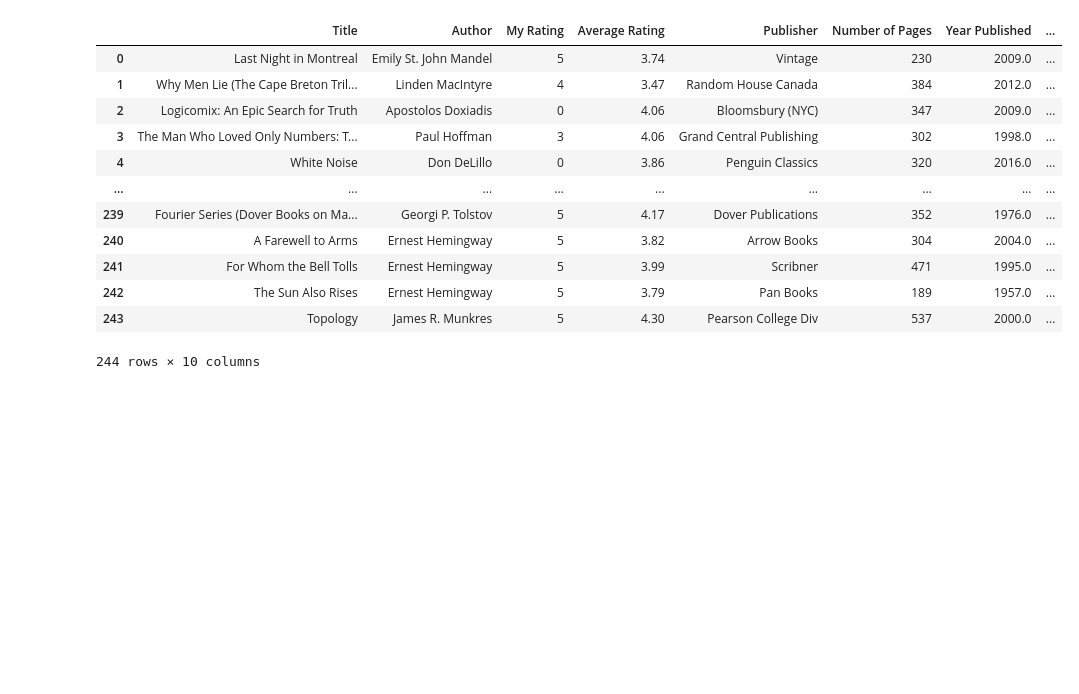
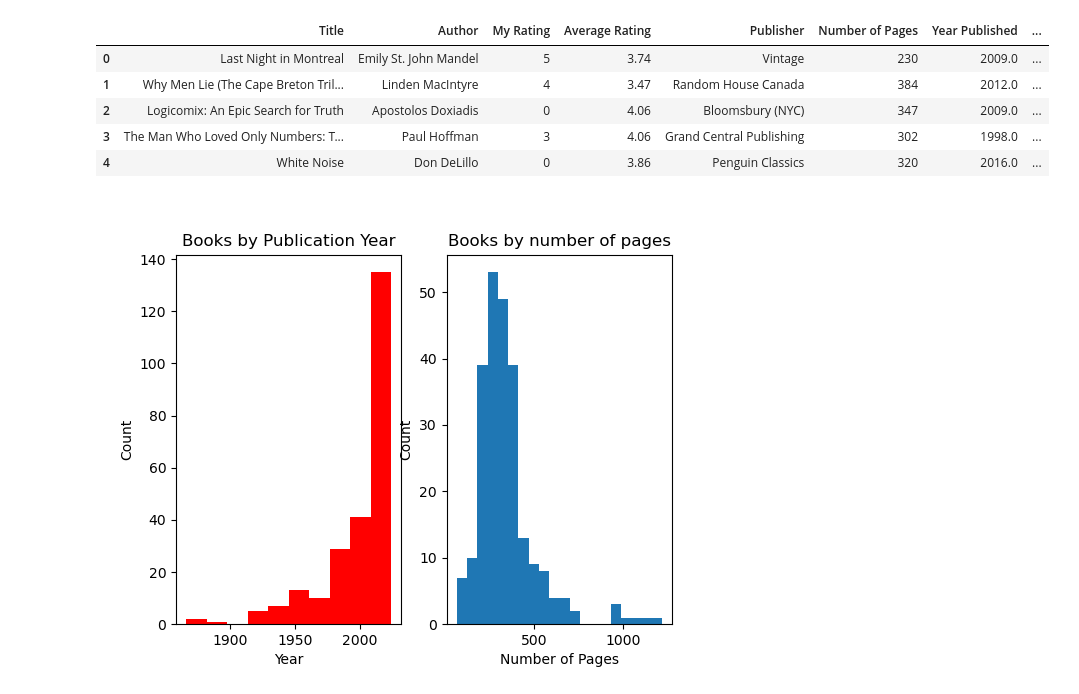
Before and after one commit to bourdin/MATH1MP3_W2026, a Jupyter notebook: Notebooks/C01/11-Pandas-2.ipynb, the cells around one changed output. Drawn from its saved outputs; the diff is of its cells as text; code cells hidden in the pictures; blank space fills up the shorter version.

```diff
--- a/Notebooks/C01/11-Pandas-2.ipynb
+++ b/Notebooks/C01/11-Pandas-2.ipynb
@@ -48,21 +53,14 @@ df = pd.read_csv("JohnBookData.csv")
 df= df.loc[:, 'Title': 'Date Added']
 df = df.drop(columns = ['Additional Authors', 'Author l-f', 'Binding', 'ISBN', 'ISBN13'])
 # %%
-df
+df.head()
 # %% [output]
 |  | Title | Author | My Rating | Average Rating | Publisher | Number of Pages | Year Published | ... |
 | 0 | Last Night in Montreal | Emily St. John Mandel | 5 | 3.74 | Vintage | 230 | 2009.0 | ... |
 | 1 | Why Men Lie (The Cape Breton Tril... | Linden MacIntyre | 4 | 3.47 | Random House Canada | 384 | 2012.0 | ... |
 | 2 | Logicomix: An Epic Search for Truth | Apostolos Doxiadis | 0 | 4.06 | Bloomsbury (NYC) | 347 | 2009.0 | ... |
 | 3 | The Man Who Loved Only Numbers: T... | Paul Hoffman | 3 | 4.06 | Grand Central Publishing | 302 | 1998.0 | ... |
 | 4 | White Noise | Don DeLillo | 0 | 3.86 | Penguin Classics | 320 | 2016.0 | ... |
-| ... | ... | ... | ... | ... | ... | ... | ... | ... |
-| 239 | Fourier Series (Dover Books on Ma... | Georgi P. Tolstov | 5 | 4.17 | Dover Publications | 352 | 1976.0 | ... |
-| 240 | A Farewell to Arms | Ernest Hemingway | 5 | 3.82 | Arrow Books | 304 | 2004.0 | ... |
-| 241 | For Whom the Bell Tolls | Ernest Hemingway | 5 | 3.99 | Scribner | 471 | 1995.0 | ... |
-| 242 | The Sun Also Rises | Ernest Hemingway | 5 | 3.79 | Pan Books | 189 | 1957.0 | ... |
-| 243 | Topology | James R. Munkres | 5 | 4.30 | Pearson College Div | 537 | 2000.0 | ... |
-244 rows × 10 columns
 # %%
 pubdate = df['Original Publication Year']
 pages = df['Number of Pages']
@@ -76,11 +74,13 @@ p1 = ax[0].hist(pubdate, color = 'red')
 ax[0].set_title('Books by Publication Year')
 ax[0].set_xlabel('Year')
 ax[0].set_ylabel('Count')
-p2 = ax[1].hist(pages)
+p2 = ax[1].hist(pages, bins = 20)
 ax[1].set_title('Books by number of pages')
 ax[1].set_xlabel('Number of Pages')
 ax[1].set_ylabel('Count')
 plt.show()
+# %% [output]
+[figure, added]
 # %%
 plt.close('all')
 # %%
```
Also changed, not shown: parts of 14 cells of this notebook, 5 other files.
